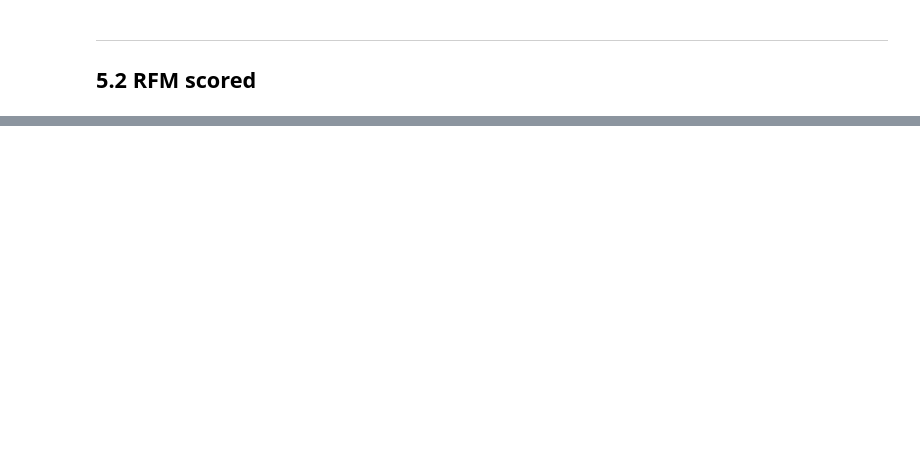
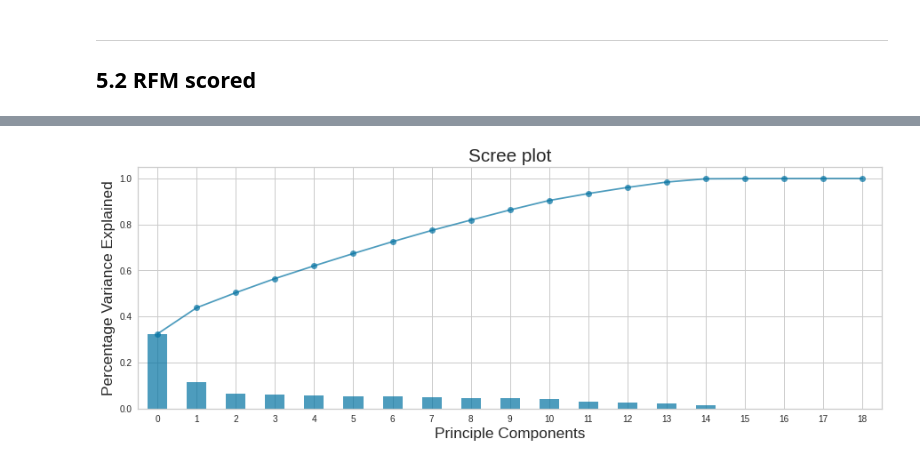
Before and after one commit to curiousmindflow/oc-ml-p4, a Jupyter notebook: modelisation.ipynb, the cells around one changed output, grey strips where cells are left out. Drawn from its saved outputs; the diff is of its cells as text; code cells hidden in the pictures; blank space fills up the shorter version.

```diff
--- a/modelisation.ipynb
+++ b/modelisation.ipynb
@@ -393 +478,4 @@ data.describe(include="object")
+# %%
+if config["fe"]["id"]:
+    data.drop(columns=id_cols, inplace=True)
 # %% [markdown]
@@ -394,3 +483,4 @@ data.describe(include="object")
 ## 4.1 Volume
 # %%
-# data["product_volume_cm3"] = data["product_length_cm"] * data["product_height_cm"] * data["product_width_cm"]
+if config["fe"]["volume"]:
+    data["product_volume_cm3"] = data["product_length_cm"] * data["product_height_cm"] * data["product_width_cm"]
@@ -396,0 +538,18 @@ data.describe(include="object")
+# %%
+display = None
+if config["fe"]["price_agg"]:
+    customer_price_agg = data.groupby("customer_id").agg({
+        "price": ["min", "max", "mean", "sum"]
+    })
+
+    customer_price_agg.rename(columns={
+        "min": "price_min",
+        "max": "price_max",
+        "mean": "price_mean",
+        "sum": "price_sum"
+    }, inplace=True)
+
+    data = data.merge(customer_price_agg.price, on="customer_id")
+    display = data.loc[:, ["customer_id", "price_min", "price_max", "price_mean", "price_sum"]].head()
+
+display
@@ -602,0 +686,13 @@ explain
+# %%
+display = None
+
+if config["pca"]["do"]:
+    pca_cols = data.select_dtypes(["int64", "float64"]).columns
+    # pca_cols = pca_cols.append(data.loc[:, ["payment_type"]].columns)
+
+    pca_data = data[pca_cols]
+    pca_data = preprocess_data(pca_data)
+
+    display = pca_data.head()
+
+display
@@ -602,0 +706,5 @@ explain
+# %%
+if config["pca"]["do"]:
+    pca = scree_plot(pca_data)
+# %% [output]
+[figure, added]
```
Also changed, not shown: parts of 62 cells of this notebook, 1 other file.
